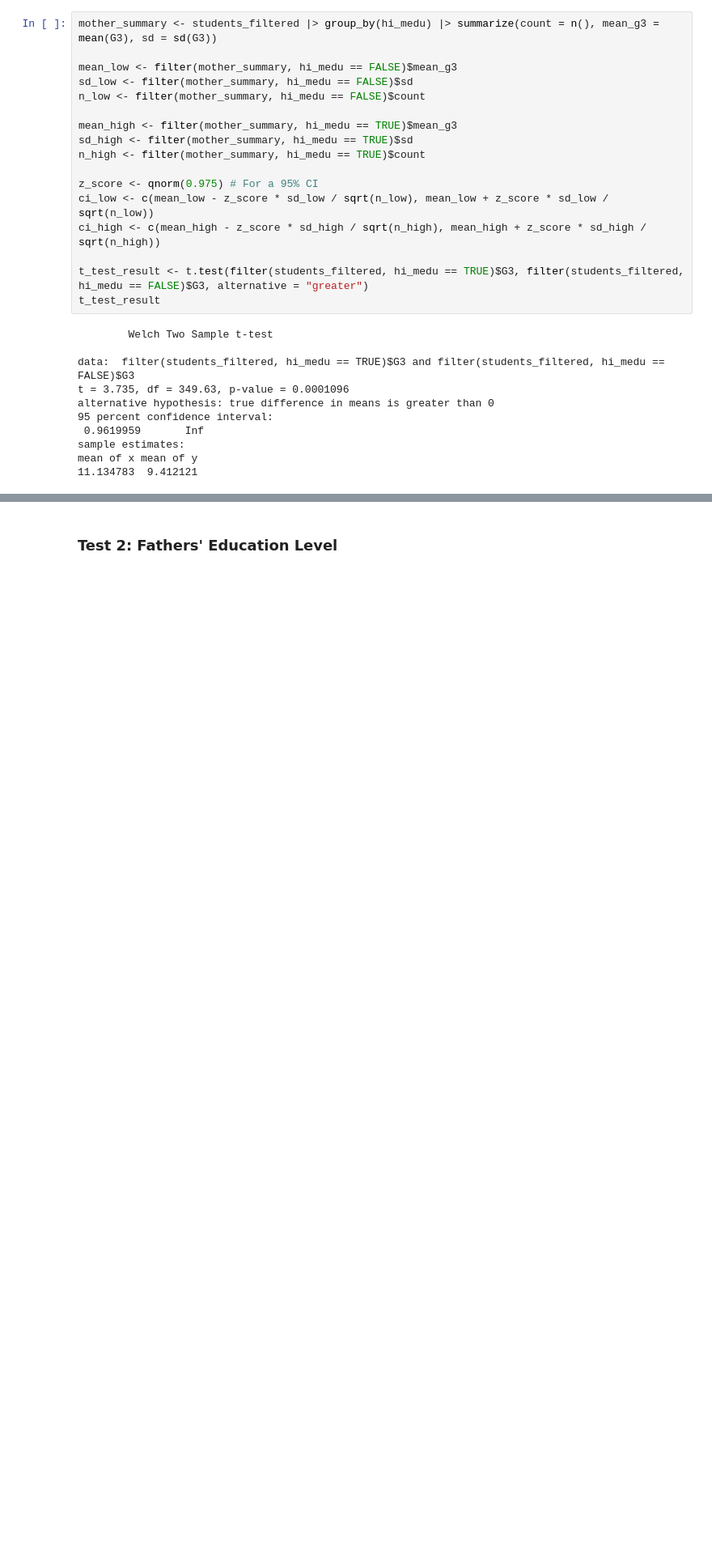
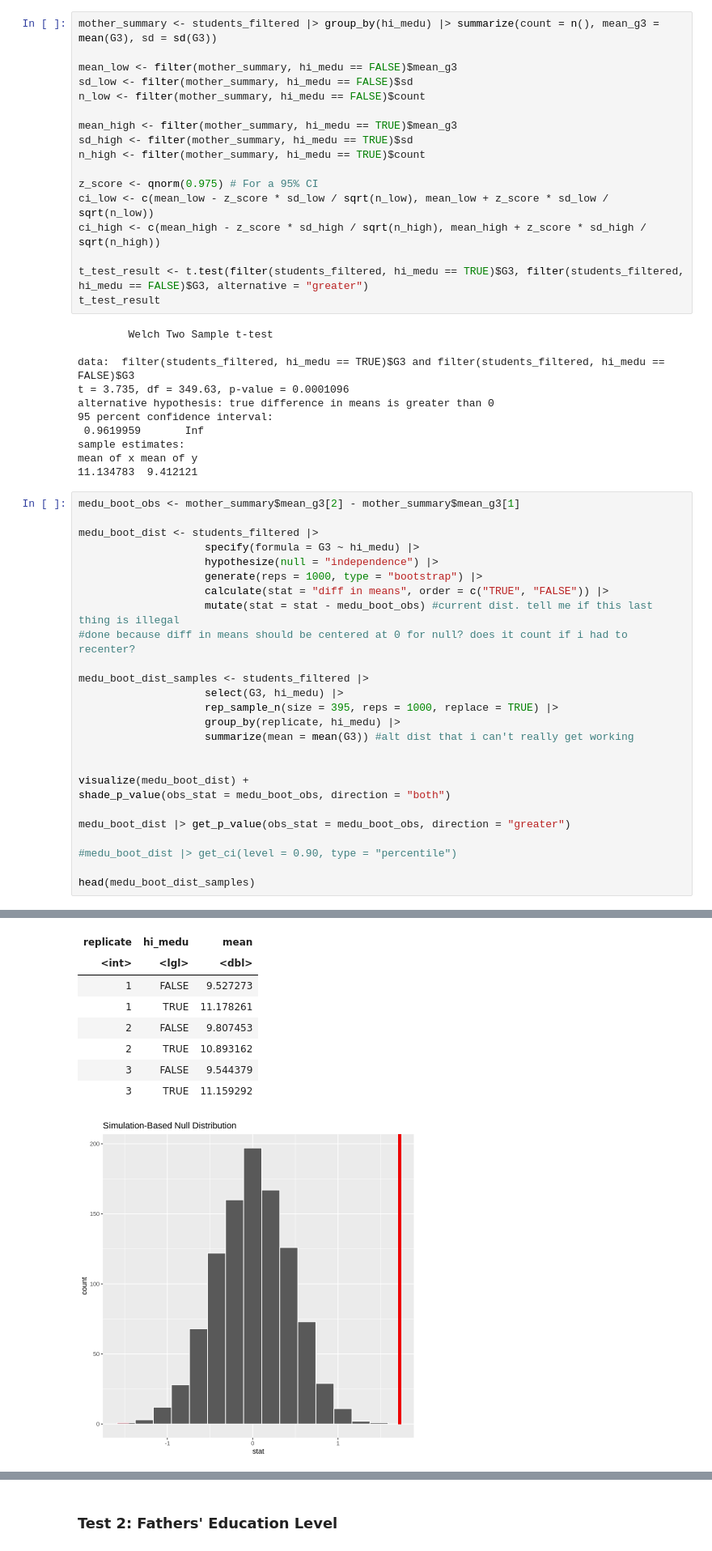
Before and after one commit to aidanmeharg/STAT_201_Project, a Jupyter notebook: report.ipynb, the cells around one changed output, grey strips where cells are left out. Shown at 81% size. Drawn from its saved outputs; the diff is of its cells as text; blank space fills up the shorter version.

Commit message:
bootstrap (mostly)

```diff
--- a/report.ipynb
+++ b/report.ipynb
@@ -241,3 +242,30 @@ alternative hypothesis: true difference in means is greater than 0
 sample estimates:
 mean of x mean of y
 11.134783  9.412121
+# %%
+medu_boot_obs <- mother_summary$mean_g3[2] - mother_summary$mean_g3[1]
+
+medu_boot_dist <- students_filtered |>
+                    specify(formula = G3 ~ hi_medu) |>
+                    hypothesize(null = "independence") |>
+                    generate(reps = 1000, type = "bootstrap") |>
+                    calculate(stat = "diff in means", order = c("TRUE", "FALSE")) |>
+                    mutate(stat = stat - medu_boot_obs) #current dist. tell me if this last thing is illegal
+#done because diff in means should be centered at 0 for null? does it count if i had to recenter?
+
+medu_boot_dist_samples <- students_filtered |>
+                    select(G3, hi_medu) |>
+                    rep_sample_n(size = 395, reps = 1000, replace = TRUE) |>
+                    group_by(replicate, hi_medu) |>
+                    summarize(mean = mean(G3)) #alt dist that i can't really get working
+
+
+visualize(medu_boot_dist) +
+shade_p_value(obs_stat = medu_boot_obs, direction = "both")
+
+medu_boot_dist |> get_p_value(obs_stat = medu_boot_obs, direction = "greater")
+
+#medu_boot_dist |> get_ci(level = 0.90, type = "percentile")
+
+head(medu_boot_dist_samples)
+# %% [output]
@@ -244 +281,10 @@ mean of x mean of y
+| replicate | hi_medu | mean |
+| <int> | <lgl> | <dbl> |
+| 1 | FALSE | 9.527273 |
+| 1 | TRUE | 11.178261 |
+| 2 | FALSE | 9.807453 |
+| 2 | TRUE | 10.893162 |
+| 3 | FALSE | 9.544379 |
+| 3 | TRUE | 11.159292 |
+[figure, added]
 # %% [markdown]
```
Also changed, not shown: parts of 3 cells of this notebook.
